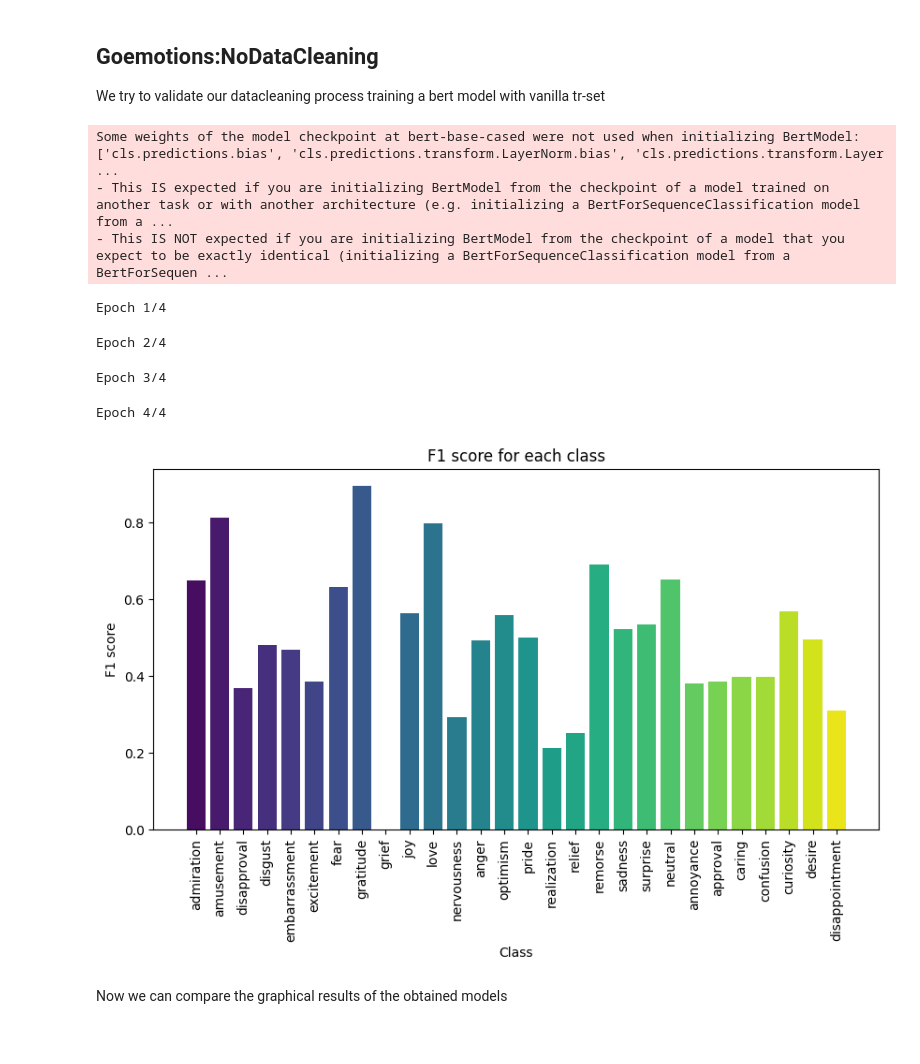
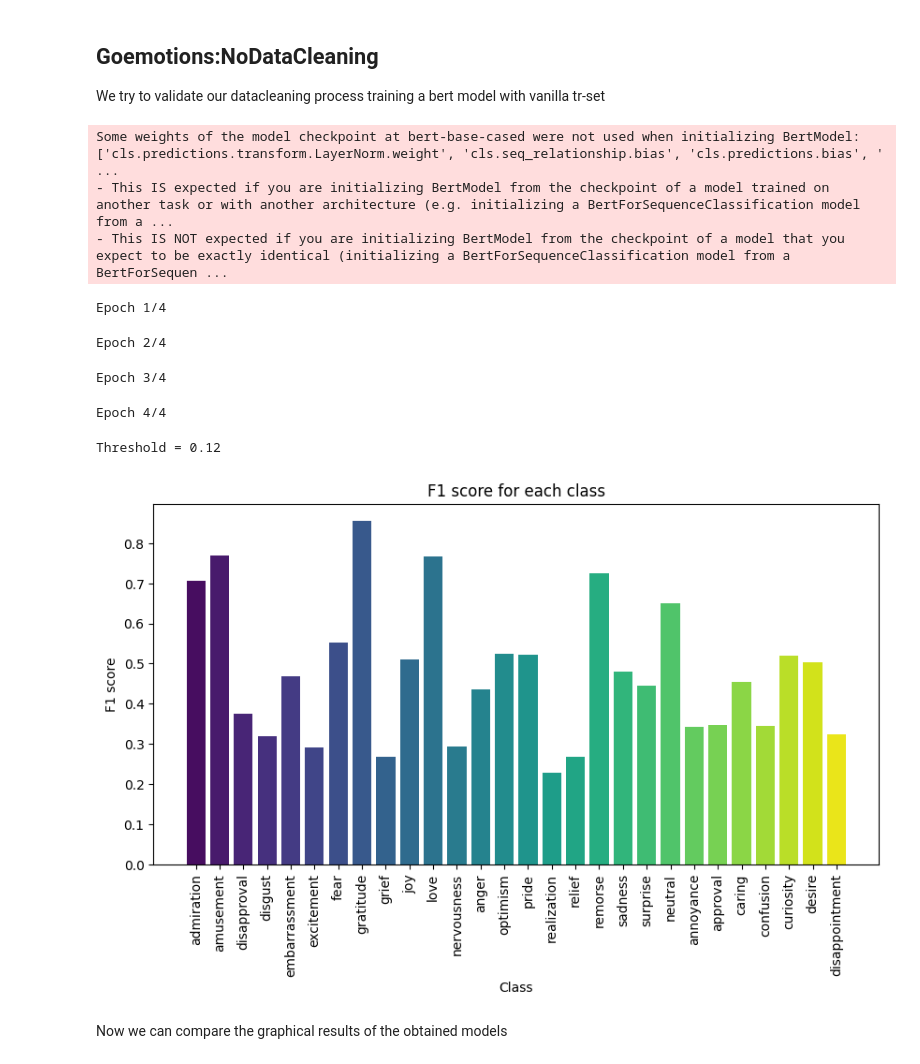
Before and after one commit to Nsivaa/HLT, a Jupyter notebook: Bert_FineTuning.ipynb, the cells around one changed output. Cells and saved outputs as stored; diff of their text form; code cells hidden in the pictures.

```diff
--- a/Bert_FineTuning.ipynb
+++ b/Bert_FineTuning.ipynb
@@ -185,28 +151,45 @@ We try to validate our datacleaning process training a bert model with vanilla t
 # %%
 train_df, val_df, test_df = load_goemotions(k_hot_encode=True)
 CHECKPOINT_MODEL_FILE_UNCLEANED=CHECKPOINT_DIR + 'bert_model_Uncleaned_NoReg.pth'
+PARAMS = {'tokenizer_max_len':MAX_LEN,
+          'batch_size':MINIBATCH_SIZE,
+          'learning_rate':LEARNING_RATE,
+          'epochs':EPOCHS,
+          'loss_function':loss_function,
+          'regularization':LAMBDA,
+          'n_classes':28
+}
+
+SCORES = {'accuracy': accuracy,
+          'jaccard_macro': jaccard,
+          'f1_macro': f1,
+          'jaccard_samples': jaccard_samples,
+          'f1_micro':f1_micro,
+          'membership':membership_score}
 
 # creating the model with the same seed as the cleaned version
 seed_val = 14
 torch.manual_seed(seed_val)
 torch.cuda.manual_seed_all(seed_val)
 model_uncleaned = Bert(SCORES,
                 PARAMS)
-model_uncleaned.fit(train_df, validation_df=val_df, progress_bar_epoch=True, progress_bar_step=True, checkpoint_path=CHECKPOINT_MODEL_FILE_UNCLEANED,checkpoint_score="f1_macro",checkpoint_score_maximize=True)
-out_uncleaned = model_uncleaned.predict(test_df)
-target_uncleaned = test_df.iloc[:, 1:].values
+model_uncleaned.fit(train_df, validation_df=val_df, progress_bar_epoch=True, progress_bar_step=True, checkpoint_path=CHECKPOINT_MODEL_FILE_UNCLEANED,checkpoint_score="f1_macro",checkpoint_score_maximize=True,shuffle_training=False)
+out_uncleaned = model_uncleaned.predict(val_df)
+target_uncleaned = val_df.iloc[:, 1:].values
 thresh_uncleaned, _ = tune_sigmoid_threshold(target_uncleaned, out_uncleaned, metric_params={'average':'macro', 'zero_division':0}, metric_fun=f1_score)
+print(f"Threshold = {thresh_uncleaned}")
 best_out_uncleaned = (out_uncleaned > thresh_uncleaned).astype(int)
 plot_score_barplot(target_uncleaned, best_out_uncleaned, LABEL_COLS)
 # %% [output]
-Some weights of the model checkpoint at bert-base-cased were not used when initializing BertModel: ['cls.predictions.bias', 'cls.predictions.transform.LayerNorm.bias', 'cls.predictions.transform.Layer ...
+Some weights of the model checkpoint at bert-base-cased were not used when initializing BertModel: ['cls.predictions.transform.LayerNorm.weight', 'cls.seq_relationship.bias', 'cls.predictions.bias', ' ...
 - This IS expected if you are initializing BertModel from the checkpoint of a model trained on another task or with another architecture (e.g. initializing a BertForSequenceClassification model from a ...
 - This IS NOT expected if you are initializing BertModel from the checkpoint of a model that you expect to be exactly identical (initializing a BertForSequenceClassification model from a BertForSequen ...
 Epoch 1/4
 Epoch 2/4
 Epoch 3/4
 Epoch 4/4
+Threshold = 0.12
-[figure, old version]
+[figure, new version]
 # %% [markdown]
 Now we can compare the graphical results of the obtained models
 # %%
```
Also changed, not shown: parts of 21 cells of this notebook, 1 other file.
